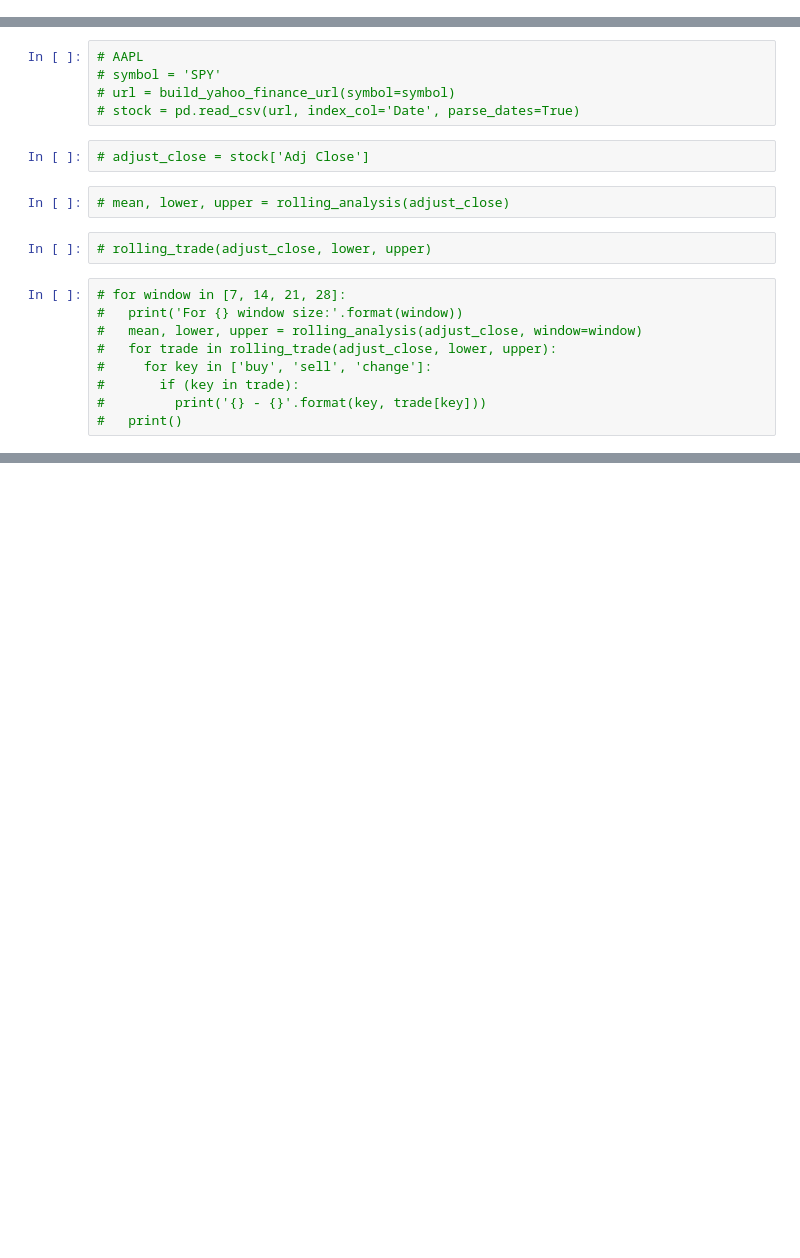
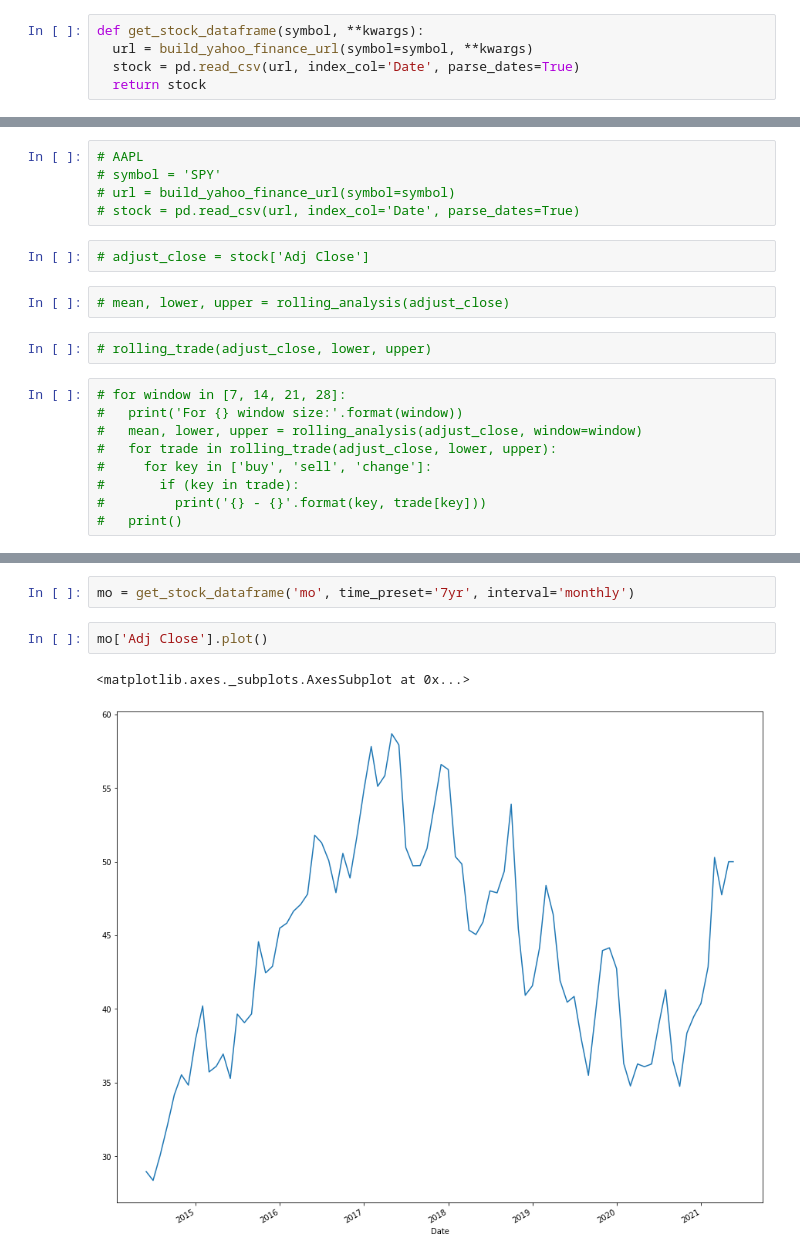
Before and after one commit to JiahuaZhang/machine-learning-trading, a Jupyter notebook: Untitled0.ipynb, the cells around one changed output, grey strips where cells are left out. Saved outputs shown, nothing was run; the diff lists cells and outputs as text; blank space fills up the shorter version.

```diff
--- a/Untitled0.ipynb
+++ b/Untitled0.ipynb
@@ -57,6 +57,11 @@ def build_yahoo_finance_url(symbol, time_preset='3mo', interval='daily', events=
   interval = {'daily': '1d', 'weekly': '1wk', 'monthly': '1mo'}[interval]
 
   return '{}/{}?period1={}&period2={}&interval={}&events={}&includeAdjustedClose={}'.format(api, symbol, int(period1), int(period2), interval, events, includeAdjustedClose)
+# %%
+def get_stock_dataframe(symbol, **kwargs):
+  url = build_yahoo_finance_url(symbol=symbol, **kwargs)
+  stock = pd.read_csv(url, index_col='Date', parse_dates=True)
+  return stock
 # %%
 def rolling_analysis(series, window=20, nstd=2, plot=True):
   rolling = series.rolling(window=window)
@@ -208,0 +214,7 @@ get_price_earning_ratio('uvv')
+# %%
+mo = get_stock_dataframe('mo', time_preset='7yr', interval='monthly')
+# %%
+mo['Adj Close'].plot()
+# %% [output]
+<matplotlib.axes._subplots.AxesSubplot at 0x...>
+[figure, added]
```
Also changed, not shown: parts of 5 cells of this notebook.
